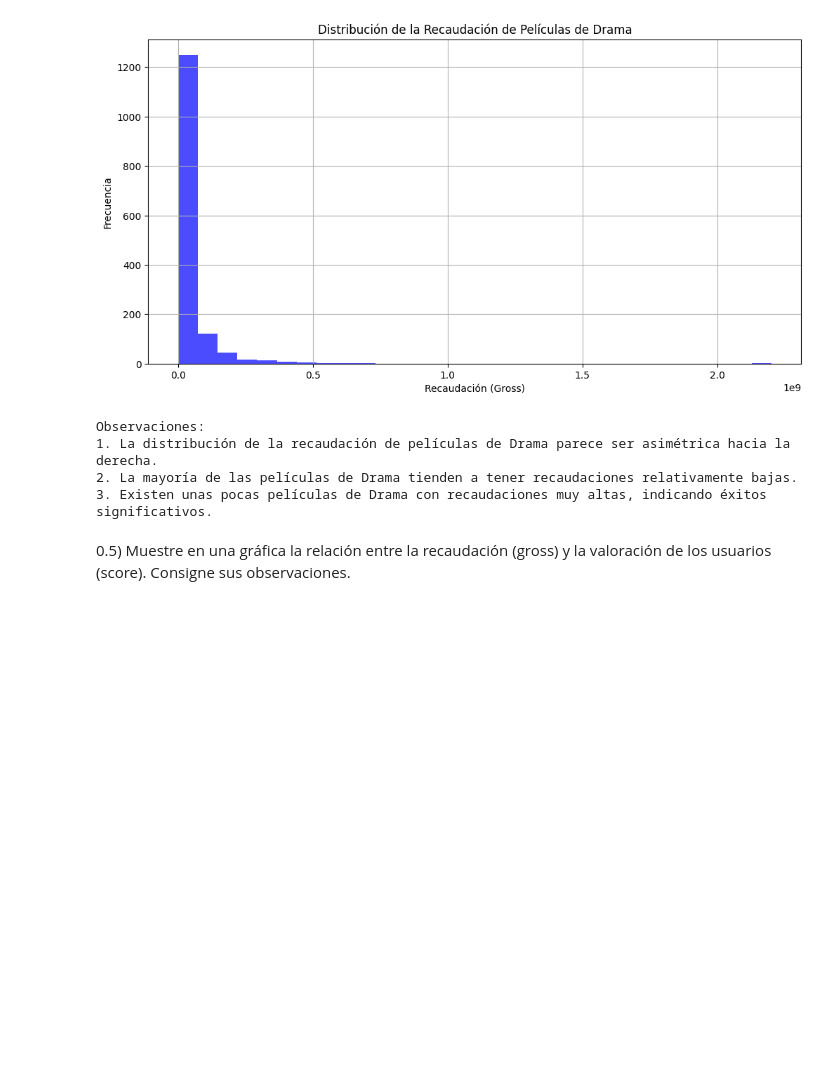
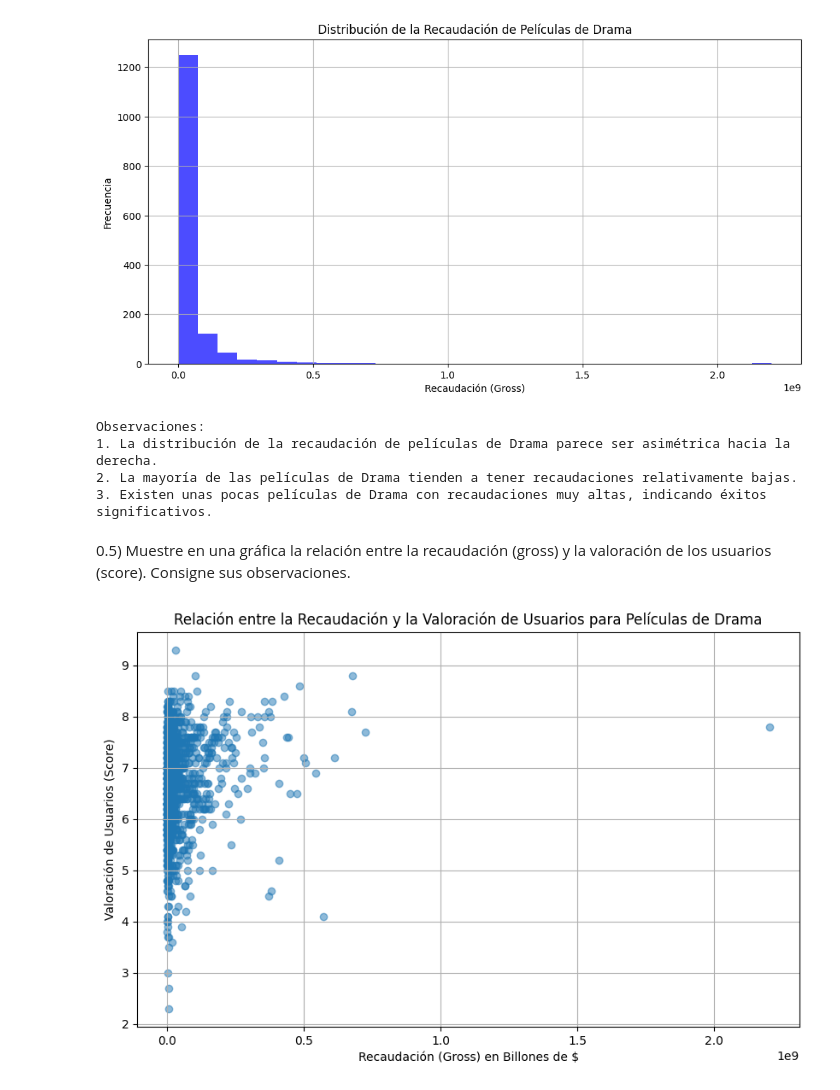
Before and after one commit to caesar-dat-com/Quick_programming_tasks, a Jupyter notebook: movies/movies.ipynb, the cells around one changed output. Saved outputs shown, nothing was run; the diff lists cells and outputs as text; code cells hidden in the pictures; blank space fills up the shorter version.

```diff
--- a/movies/movies.ipynb
+++ b/movies/movies.ipynb
@@ -342,3 +342,18 @@ Observaciones:
 # %% [markdown]
 0.5) Muestre en una gráfica la relación entre la recaudación (gross) y la valoración
 de los usuarios (score). Consigne sus observaciones.
+# %%
+data = pd.read_csv(file_path)
+drama_data = data[data['genre'] == 'Drama']
+drama_data = drama_data.dropna(subset=['gross', 'score'])
+
+
+plt.figure(figsize=(10, 6))
+plt.scatter(drama_data['gross'], drama_data['score'], alpha=0.5)
+plt.title('Relación entre la Recaudación y la Valoración de Usuarios para Películas de Drama')
+plt.xlabel('Recaudación (Gross) en Billones de $')
+plt.ylabel('Valoración de Usuarios (Score)')
+plt.grid(True)
+plt.show()
+# %% [output]
+[figure, added]
```
Also changed, not shown: parts of 3 cells of this notebook.
